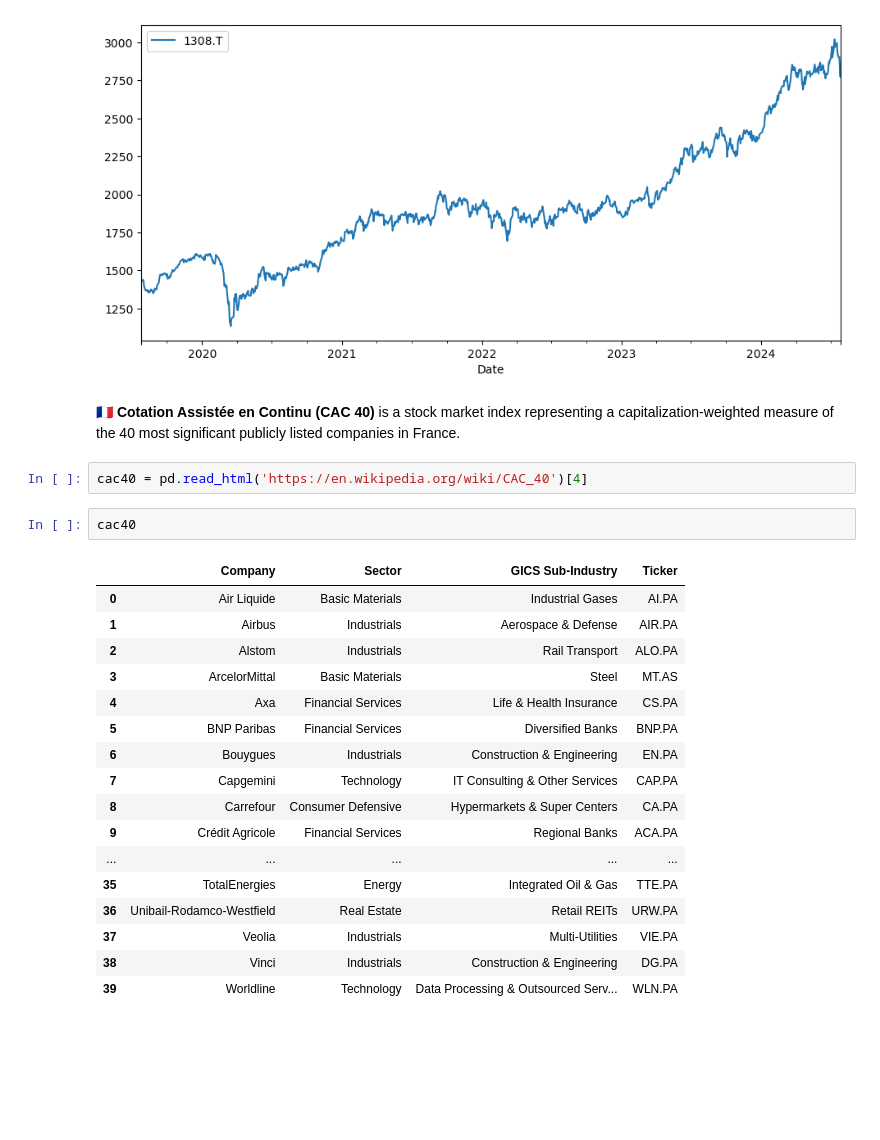
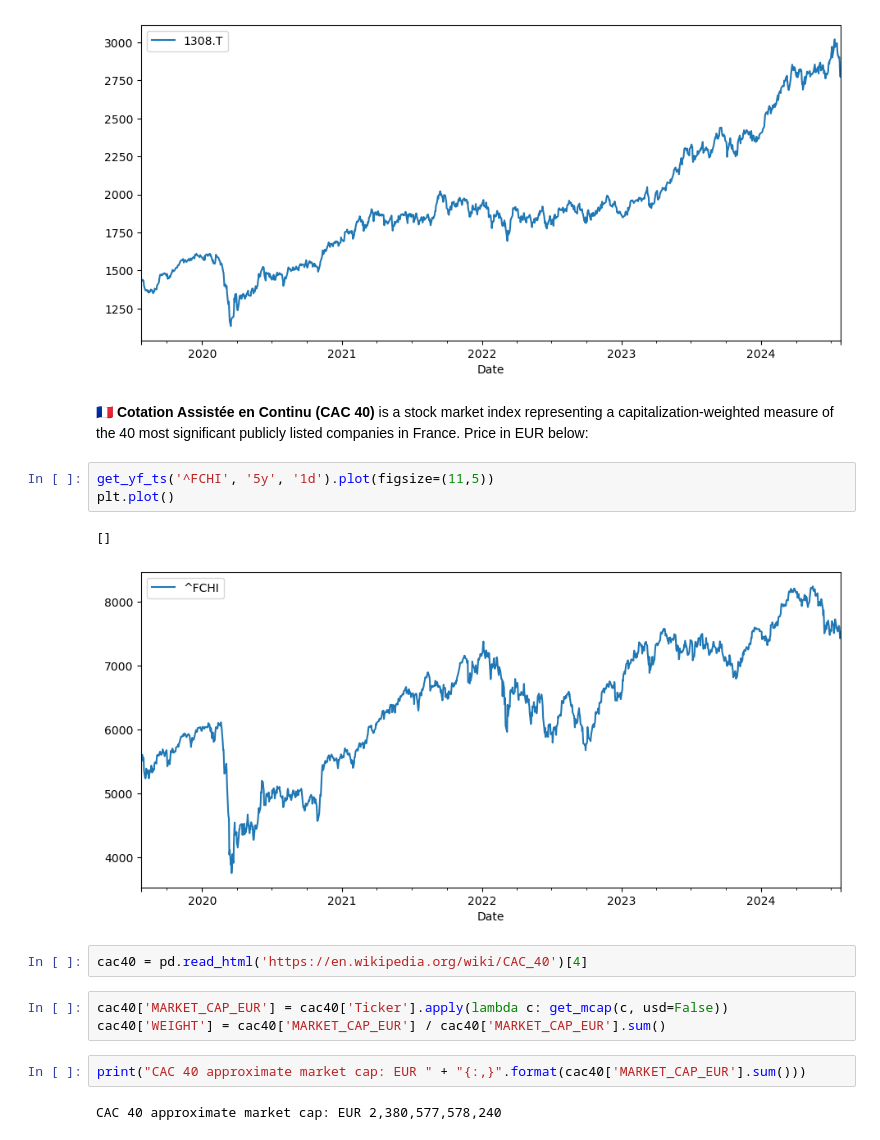
Before and after one commit to christianatanasov/algodisco, a Jupyter notebook: finance/index.ipynb, the cells around one changed output. Drawn from its saved outputs; the diff is of its cells as text; blank space fills up the shorter version.

Commit message:
Index final

```diff
--- a/finance/index.ipynb
+++ b/finance/index.ipynb
@@ -130,26 +130,19 @@ plt.plot()
 []
 [figure]
 # %% [markdown]
-🇫🇷 <b>Cotation Assistée en Continu (CAC 40)</b> is a stock market index representing a capitalization-weighted measure of the 40 most significant publicly listed companies in France.
+🇫🇷 <b>Cotation Assistée en Continu (CAC 40)</b> is a stock market index representing a capitalization-weighted measure of the 40 most significant publicly listed companies in France. Price in EUR below:
+# %%
+get_yf_ts('^FCHI', '5y', '1d').plot(figsize=(11,5))
+plt.plot()
+# %% [output]
+[]
+[figure, added]
 # %%
 cac40 = pd.read_html('https://en.wikipedia.org/wiki/CAC_40')[4]
 # %%
-cac40
+cac40['MARKET_CAP_EUR'] = cac40['Ticker'].apply(lambda c: get_mcap(c, usd=False))
+cac40['WEIGHT'] = cac40['MARKET_CAP_EUR'] / cac40['MARKET_CAP_EUR'].sum()
-# %% [output]
-|  | Company | Sector | GICS Sub-Industry | Ticker |
-| 0 | Air Liquide | Basic Materials | Industrial Gases | AI.PA |
-| 1 | Airbus | Industrials | Aerospace & Defense | AIR.PA |
-| 2 | Alstom | Industrials | Rail Transport | ALO.PA |
-| 3 | ArcelorMittal | Basic Materials | Steel | MT.AS |
-| 4 | Axa | Financial Services | Life & Health Insurance | CS.PA |
-| 5 | BNP Paribas | Financial Services | Diversified Banks | BNP.PA |
-| 6 | Bouygues | Industrials | Construction & Engineering | EN.PA |
-| 7 | Capgemini | Technology | IT Consulting & Other Services | CAP.PA |
-| 8 | Carrefour | Consumer Defensive | Hypermarkets & Super Centers | CA.PA |
-| 9 | Crédit Agricole | Financial Services | Regional Banks | ACA.PA |
-| ... | ... | ... | ... | ... |
-| 35 | TotalEnergies | Energy | Integrated Oil & Gas | TTE.PA |
-| 36 | Unibail-Rodamco-Westfield | Real Estate | Retail REITs | URW.PA |
-| 37 | Veolia | Industrials | Multi-Utilities | VIE.PA |
-| 38 | Vinci | Industrials | Construction & Engineering | DG.PA |
-| 39 | Worldline | Technology | Data Processing & Outsourced Serv... | WLN.PA |
+# %%
+print("CAC 40 approximate market cap: EUR " + "{:,}".format(cac40['MARKET_CAP_EUR'].sum()))
+# %% [output]
+CAC 40 approximate market cap: EUR 2,380,577,578,240
```
Also changed, not shown: parts of 25 cells of this notebook.
